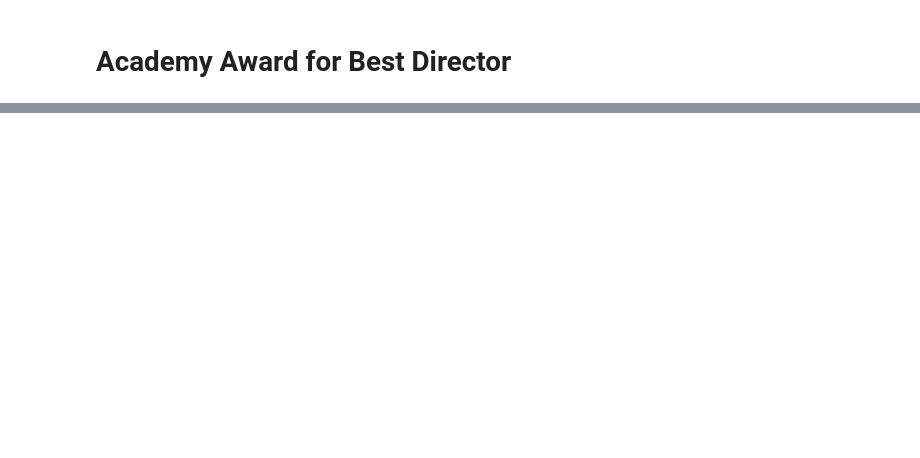
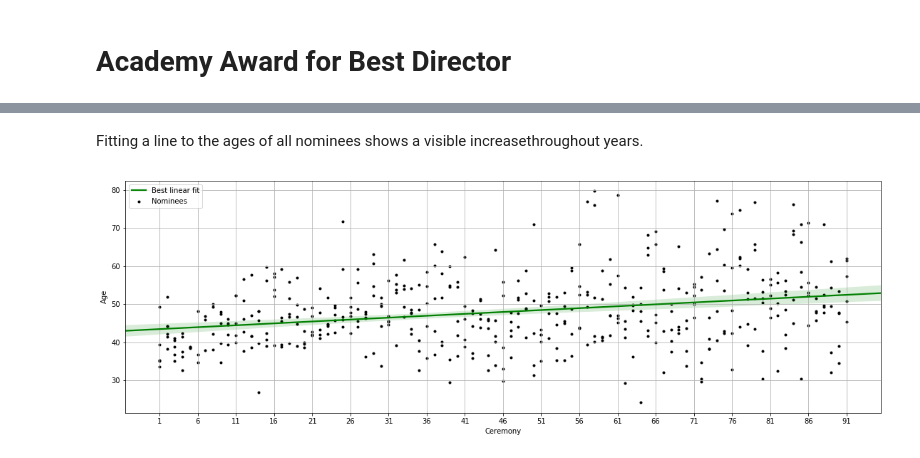
Before and after one commit to dcetin/academy-awards, a Jupyter notebook: academy-awards.ipynb, the cells around one changed output, grey strips where cells are left out. Drawn from its saved outputs; the diff is of its cells as text; code cells hidden in the pictures; blank space fills up the shorter version.

```diff
--- a/academy-awards.ipynb
+++ b/academy-awards.ipynb
@@ -71,0 +97,14 @@ plt.show()
+# %% [markdown]
+Fitting a line to the ages of all nominees shows a visible increasethroughout years.
+# %%
+plt.figure(figsize=(19,6))
+plt.scatter(bestdir_df['Ceremony'], bestdir_df['age_float'], marker='.', c='k', label='Nominees')
+sns.regplot(x=bestdir_df['Ceremony'], y= bestdir_df['age_float'], color="g", marker='.', scatter=False, label='Best linear fit')
+plt.xticks(range(1, len(ceremonies_df)+1, 5))
+plt.grid(True)
+plt.ylabel('Age')
+plt.xlabel('Ceremony')
+plt.legend(loc='upper left')
+plt.show()
+# %% [output]
+[figure, added]
```
Also changed, not shown: parts of 13 cells of this notebook.
